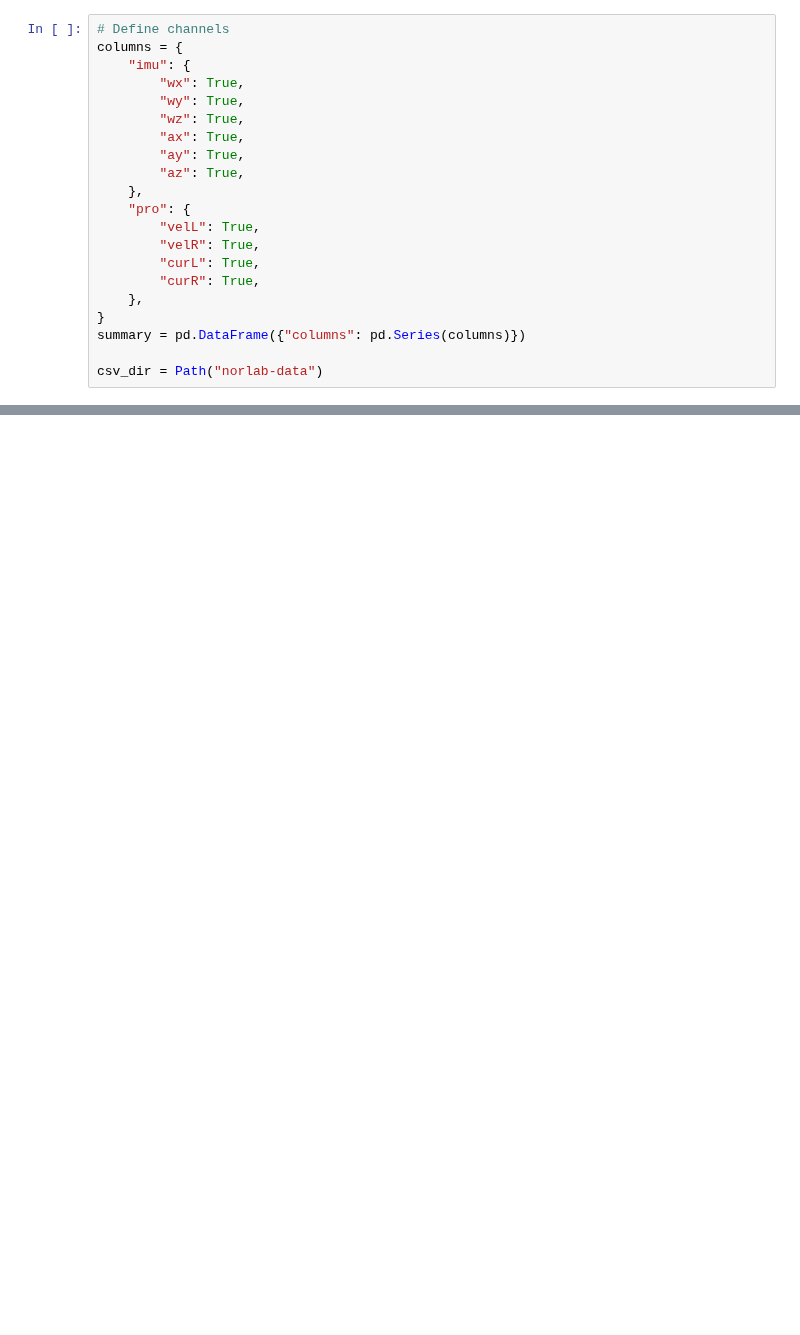
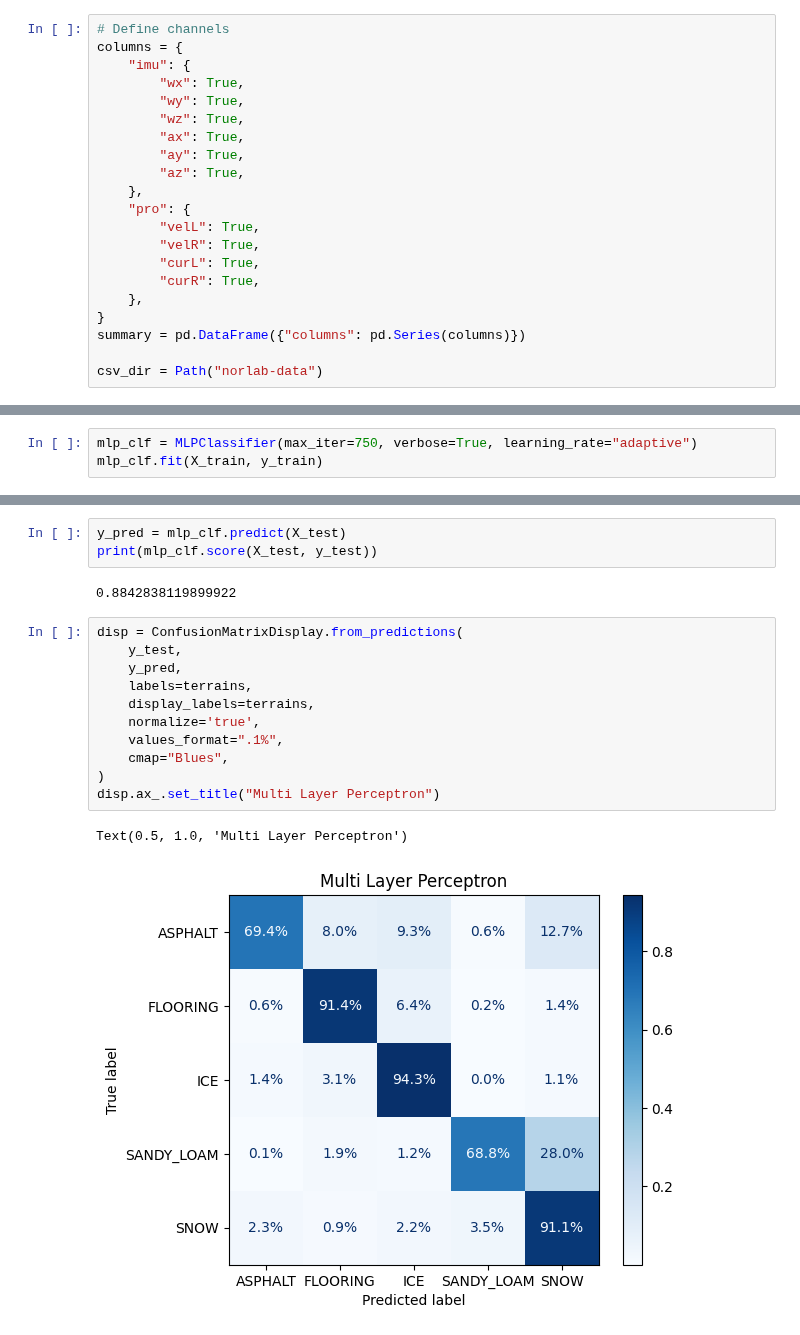
Before and after one commit to norlab-ulaval/BorealTC, a Jupyter notebook: clf.ipynb, the cells around one changed output, grey strips where cells are left out. Cells and saved outputs as stored; diff of their text form; blank space fills up the shorter version.

```diff
--- a/clf.ipynb
+++ b/clf.ipynb
@@ -55,0 +71,3 @@ print(rf_clf.score(X_test, y_test))
+# %%
+mlp_clf = MLPClassifier(max_iter=750, verbose=True, learning_rate="adaptive")
+mlp_clf.fit(X_train, y_train)
@@ -55,0 +93,19 @@ print(rf_clf.score(X_test, y_test))
+# %%
+y_pred = mlp_clf.predict(X_test)
+print(mlp_clf.score(X_test, y_test))
+# %% [output]
+0.8842838119899922
+# %%
+disp = ConfusionMatrixDisplay.from_predictions(
+    y_test,
+    y_pred,
+    labels=terrains,
+    display_labels=terrains,
+    normalize='true',
+    values_format=".1%",
+    cmap="Blues",
+)
+disp.ax_.set_title("Multi Layer Perceptron")
+# %% [output]
+Text(0.5, 1.0, 'Multi Layer Perceptron')
+[figure, added]
```
Also changed, not shown: parts of 6 cells of this notebook.
